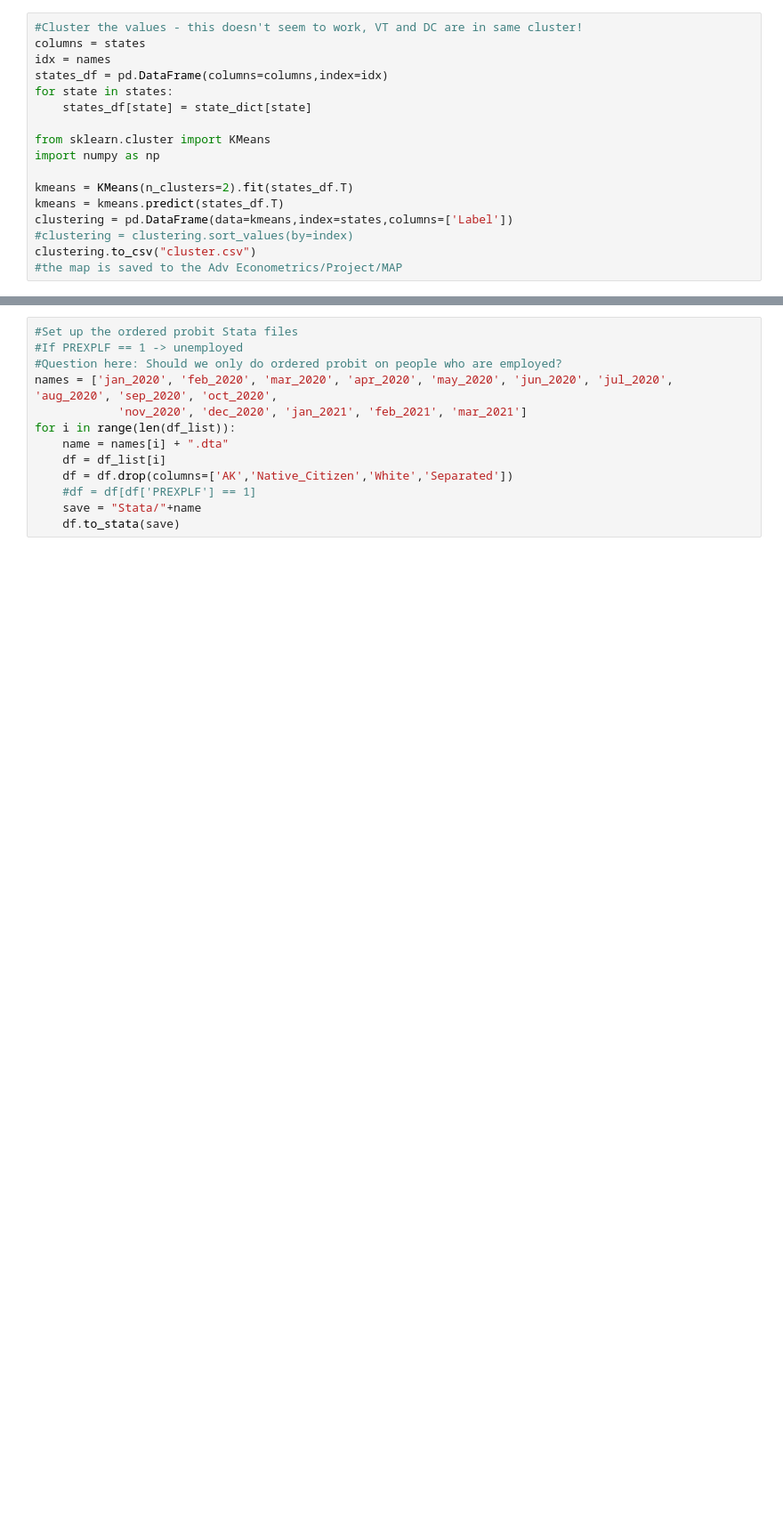
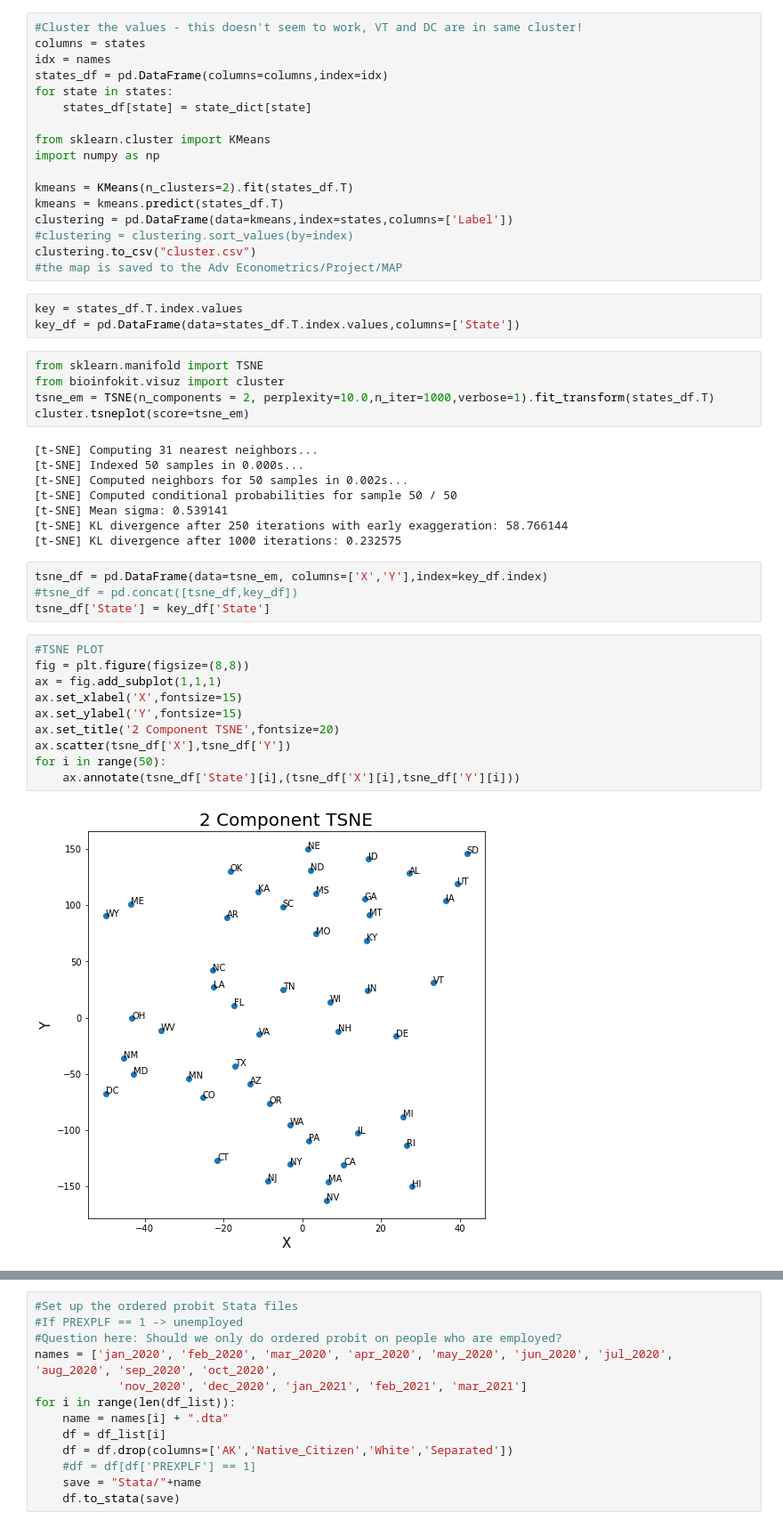
Before and after one commit to teddyholappa/ECON_419, a Jupyter notebook: regressions.ipynb, the cells around one changed output, grey strips where cells are left out. Shown at 89% size. Saved outputs shown, nothing was run; the diff lists cells and outputs as text; blank space fills up the shorter version.

```diff
--- a/regressions.ipynb
+++ b/regressions.ipynb
@@ -219,3 +219,35 @@ clustering = pd.DataFrame(data=kmeans,index=states,columns=['Label'])
 #clustering = clustering.sort_values(by=index)
 clustering.to_csv("cluster.csv")
 #the map is saved to the Adv Econometrics/Project/MAP
+# %%
+key = states_df.T.index.values
+key_df = pd.DataFrame(data=states_df.T.index.values,columns=['State'])
+# %%
+from sklearn.manifold import TSNE
+from bioinfokit.visuz import cluster
+tsne_em = TSNE(n_components = 2, perplexity=10.0,n_iter=1000,verbose=1).fit_transform(states_df.T)
+cluster.tsneplot(score=tsne_em)
+# %% [output]
+[t-SNE] Computing 31 nearest neighbors...
+[t-SNE] Indexed 50 samples in 0.000s...
+[t-SNE] Computed neighbors for 50 samples in 0.002s...
+[t-SNE] Computed conditional probabilities for sample 50 / 50
+[t-SNE] Mean sigma: 0.539141
+[t-SNE] KL divergence after 250 iterations with early exaggeration: 58.766144
+[t-SNE] KL divergence after 1000 iterations: 0.232575
+# %%
+tsne_df = pd.DataFrame(data=tsne_em, columns=['X','Y'],index=key_df.index)
+#tsne_df = pd.concat([tsne_df,key_df])
+tsne_df['State'] = key_df['State']
+# %%
+#TSNE PLOT
+fig = plt.figure(figsize=(8,8))
+ax = fig.add_subplot(1,1,1)
+ax.set_xlabel('X',fontsize=15)
+ax.set_ylabel('Y',fontsize=15)
+ax.set_title('2 Component TSNE',fontsize=20)
+ax.scatter(tsne_df['X'],tsne_df['Y'])
+for i in range(50):
+    ax.annotate(tsne_df['State'][i],(tsne_df['X'][i],tsne_df['Y'][i]))
+# %% [output]
+[figure, added]
```
Also changed, not shown: parts of 2 cells of this notebook.
